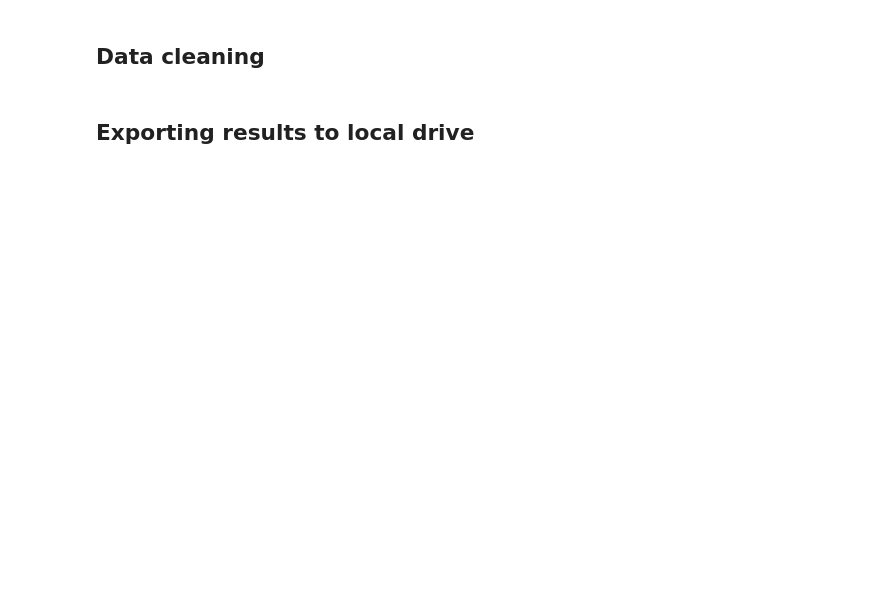
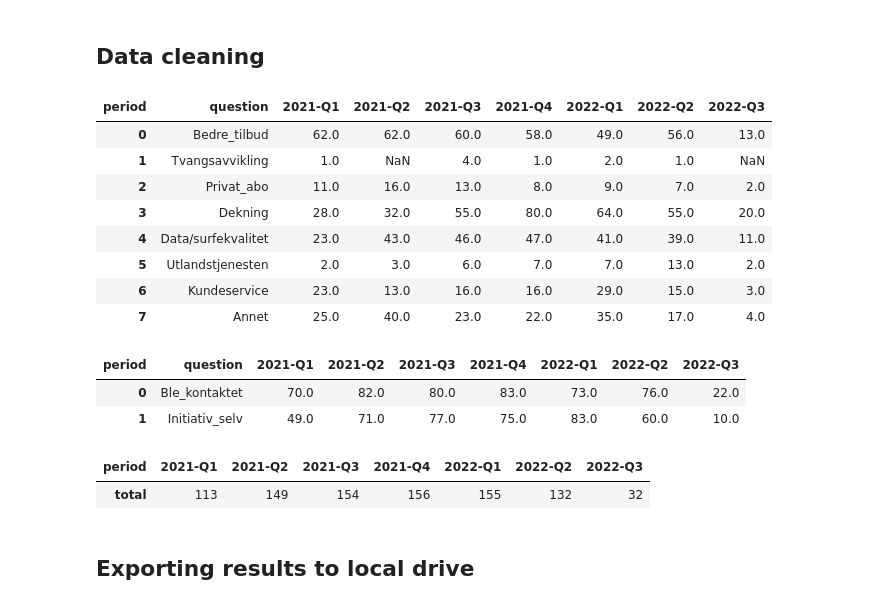
Before and after one commit to gabrielborja/parc_de_montjuic, a Jupyter notebook: quarterly_survey.ipynb, the cells around one changed output. Drawn from its saved outputs; the diff is of its cells as text; code cells hidden in the pictures; blank space fills up the shorter version.

Commit message:
create summary and pivot tables

```diff
--- a/quarterly_survey.ipynb
+++ b/quarterly_survey.ipynb
@@ -66,6 +35,0 @@ df1.replace(to_replace=r'Ã.', value='ø', regex=True, inplace=True)
-# %%
-# Replacing X values with 1 and missing values with 0
-x_cols = ['Q2_A1', 'Q2_A2', 'Q2_A3', 'Q2_A4', 'Q2_A5', 'Q2_A7', 'Q2_A8', 'Q2_A9', 'Q4_A1', 'Q4_A2']
-df1[x_cols] = df1[x_cols].copy().replace('X', value=1)
-#df1[x_cols] = df1[x_cols].copy().fillna(0)
-#df1['Q3'] = df1['Q3'].copy().fillna('Ingen treff')
@@ -72 +65,4 @@ df1[x_cols] = df1[x_cols].copy().replace('X', value=1)
+# %%
+# Cleaning up the dataframe
+df1 = df1_clean_up(df1)
 # %%
@@ -74,11 +70,12 @@ df1['Q2_A1'].value_counts(normalize=True, dropna=False)
 # %%
 # Melting dataframe questions to long format
 melt1_cols = ['answer_form_id', 'is_anonymous',  'cust_domain_id', 'mh_customer_id', 'mh_context', 'channel_name', 'completed',
-               'year',	'quarter',	'month',	'weeknum',	'day',	'hour']
+               'year',	'quarter',	'period', 'month',	'weeknum',	'day',	'hour']
 melt2_cols = ['Q1', 'Q2_A1',  'Q2_A2', 'Q2_A3', 'Q2_A4', 'Q2_A5', 'Q2_A7', 'Q2_A8', 'Q2_A9', 'Q3', 'Q4_A1', 'Q4_A2', 'Q5']
 df1_melt = pd.melt(df1, id_vars=[i for i in melt1_cols],
         value_vars=[i for i in melt2_cols], var_name='question', value_name='answer').dropna(axis=0, subset=['answer'])
 # %%
-# Splitting melted dataframe into numeric df and text df
-df1_a = df1_melt[df1_melt['question'].isin(['Q2_A1', 'Q2_A2', 'Q2_A3', 'Q2_A4', 'Q2_A5', 'Q2_A7', 'Q2_A8', 'Q2_A9', 'Q4_A1', 'Q4_A2'])].copy()
-df1_b = df1_melt[df1_melt['question'].isin(['Q1', 'Q3', 'Q5'])].copy()
+# Splitting melted dataframe into survey sections
+df1_a = df1_melt[df1_melt['question'].isin(['Q2_A1', 'Q2_A2', 'Q2_A3', 'Q2_A4', 'Q2_A5', 'Q2_A7', 'Q2_A8', 'Q2_A9'])].reset_index(drop=True)
+df1_b = df1_melt[df1_melt['question'].isin(['Q4_A1', 'Q4_A2'])].reset_index(drop=True)
+df1_c = df1_melt[df1_melt['question'].isin(['Q1', 'Q3', 'Q5'])].reset_index(drop=True)
@@ -89,3 +82,49 @@ df1_a.info()
+# %%
+# Create summary table for multiple choice questions
+def summary_table_1a(df):
+  pv = df.pivot_table(index='question', columns=['period'], values='answer', aggfunc='sum').reset_index()
+  dict_1a = {'Q2_A1':'Bedre_tilbud', 'Q2_A2':'Tvangsavvikling', 'Q2_A3':'Privat_abo', 'Q2_A4':'Dekning',
+                 'Q2_A5':'Data/surfekvalitet', 'Q2_A7':'Utlandstjenesten', 'Q2_A8':'Kundeservice', 'Q2_A9':'Annet'}
+  pv['question'].replace(to_replace=dict_1a, inplace=True)
+  return pv
+
+tb_1a = summary_table_1a(df1_a)
+tb_1a
+# %% [output]
+| period | question | 2021-Q1 | 2021-Q2 | 2021-Q3 | 2021-Q4 | 2022-Q1 | 2022-Q2 | 2022-Q3 |
+| 0 | Bedre_tilbud | 62.0 | 62.0 | 60.0 | 58.0 | 49.0 | 56.0 | 13.0 |
+| 1 | Tvangsavvikling | 1.0 | NaN | 4.0 | 1.0 | 2.0 | 1.0 | NaN |
+| 2 | Privat_abo | 11.0 | 16.0 | 13.0 | 8.0 | 9.0 | 7.0 | 2.0 |
+| 3 | Dekning | 28.0 | 32.0 | 55.0 | 80.0 | 64.0 | 55.0 | 20.0 |
+| 4 | Data/surfekvalitet | 23.0 | 43.0 | 46.0 | 47.0 | 41.0 | 39.0 | 11.0 |
+| 5 | Utlandstjenesten | 2.0 | 3.0 | 6.0 | 7.0 | 7.0 | 13.0 | 2.0 |
+| 6 | Kundeservice | 23.0 | 13.0 | 16.0 | 16.0 | 29.0 | 15.0 | 3.0 |
+| 7 | Annet | 25.0 | 40.0 | 23.0 | 22.0 | 35.0 | 17.0 | 4.0 |
+# %%
+# Create summary table for true/false question
+def summary_table_1b(df):
+  pv = df.pivot_table(index='question', columns=['period'], values='answer', aggfunc='sum').reset_index()
+  dict_1b = {'Q4_A1':'Ble_kontaktet', 'Q4_A2':'Initiativ_selv'}
+  pv['question'].replace(to_replace=dict_1b, inplace=True)
+  return pv
+
+tb_1b = summary_table_1b(df1_b)
+tb_1b
+# %% [output]
+| period | question | 2021-Q1 | 2021-Q2 | 2021-Q3 | 2021-Q4 | 2022-Q1 | 2022-Q2 | 2022-Q3 |
+| 0 | Ble_kontaktet | 70.0 | 82.0 | 80.0 | 83.0 | 73.0 | 76.0 | 22.0 |
+| 1 | Initiativ_selv | 49.0 | 71.0 | 77.0 | 75.0 | 83.0 | 60.0 | 10.0 |
+# %%
+# Creating function to compute totals
+def compute_total_by_quarter(df):
+  total_dict = {i:len(df[df['period']==i]['answer_form_id'].unique()) for i in df['period'].unique().tolist()}
+  return pd.DataFrame(total_dict.items(), columns=['period', 'total']).set_index('period').T
+
+tb_1t = compute_total_by_quarter(df1_a)
+tb_1t
+# %% [output]
+| period | 2021-Q1 | 2021-Q2 | 2021-Q3 | 2021-Q4 | 2022-Q1 | 2022-Q2 | 2022-Q3 |
+| total | 113 | 149 | 154 | 156 | 155 | 132 | 32 |
 # %% [markdown]
 ## Exporting results to local drive
 # %%
```
Also changed, not shown: parts of 23 cells of this notebook.
